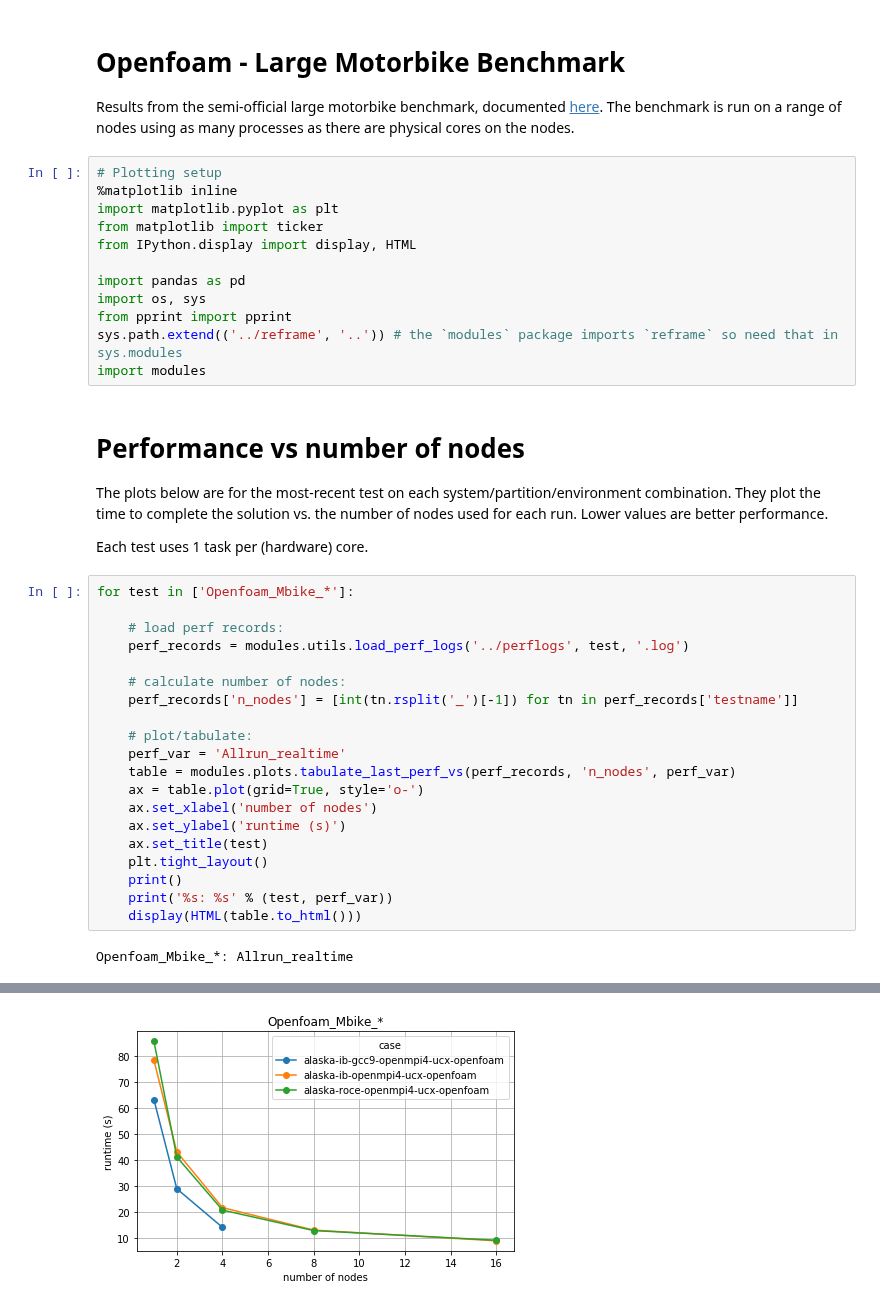
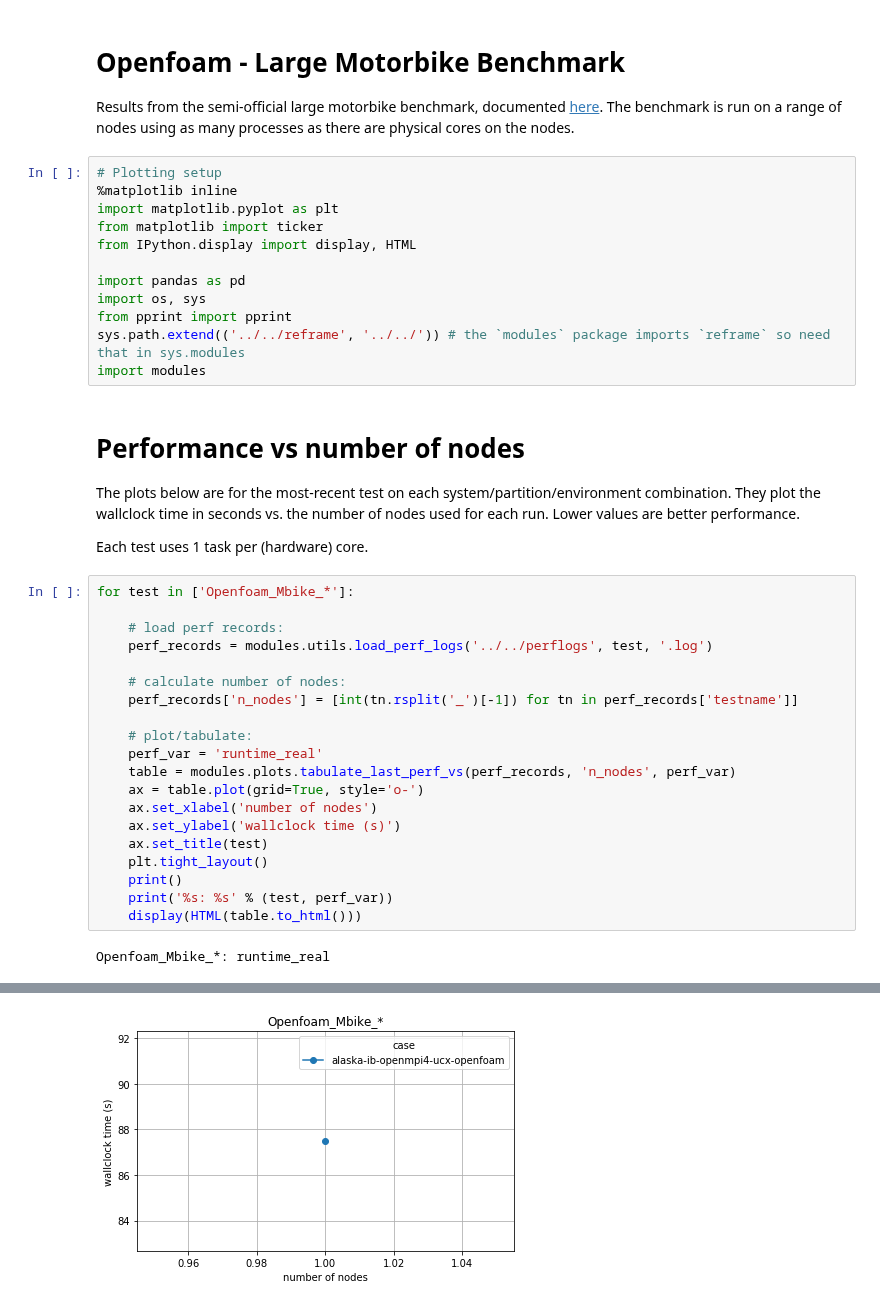
Before and after one commit to ukri-excalibur/excalibur-tests, a Jupyter notebook: apps/openfoam/openfoam.ipynb, the cells around one changed output, grey strips where cells are left out. Saved outputs shown, nothing was run; the diff lists cells and outputs as text.

```diff
--- a/apps/openfoam/openfoam.ipynb
+++ b/apps/openfoam/openfoam.ipynb
@@ -12,33 +12,33 @@ from IPython.display import display, HTML
 import pandas as pd
 import os, sys
 from pprint import pprint
-sys.path.extend(('../reframe', '..')) # the `modules` package imports `reframe` so need that in sys.modules
+sys.path.extend(('../../reframe', '../../')) # the `modules` package imports `reframe` so need that in sys.modules
 import modules
 # %% [markdown]
 # Performance vs number of nodes
 
-The plots below are for the most-recent test on each system/partition/environment combination. They plot the time to complete the solution vs. the number of nodes used for each run. Lower values are better performance.
+The plots below are for the most-recent test on each system/partition/environment combination. They plot the wallclock time in seconds vs. the number of nodes used for each run. Lower values are better performance.
 
 Each test uses 1 task per (hardware) core.
 # %%
 for test in ['Openfoam_Mbike_*']:
 
     # load perf records:
-    perf_records = modules.utils.load_perf_logs('../perflogs', test, '.log')
+    perf_records = modules.utils.load_perf_logs('../../perflogs', test, '.log')
 
     # calculate number of nodes:
     perf_records['n_nodes'] = [int(tn.rsplit('_')[-1]) for tn in perf_records['testname']]
 
     # plot/tabulate:
-    perf_var = 'Allrun_realtime'
+    perf_var = 'runtime_real'
     table = modules.plots.tabulate_last_perf_vs(perf_records, 'n_nodes', perf_var)
     ax = table.plot(grid=True, style='o-')
     ax.set_xlabel('number of nodes')
-    ax.set_ylabel('runtime (s)')
+    ax.set_ylabel('wallclock time (s)')
     ax.set_title(test)
     plt.tight_layout()
     print()
     print('%s: %s' % (test, perf_var))
     display(HTML(table.to_html()))
 # %% [output]
-Openfoam_Mbike_*: Allrun_realtime
+Openfoam_Mbike_*: runtime_real
@@ -52 +48 @@ Openfoam_Mbike_*: Allrun_realtime
-[figure, old version]
+[figure, new version]
```
Also changed, not shown: parts of 1 cell of this notebook, 8 other files.
